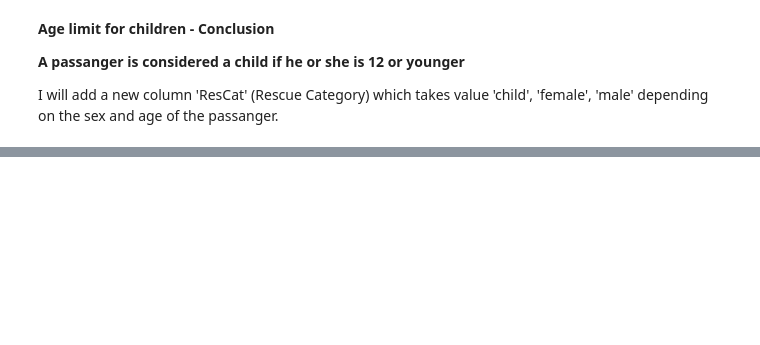
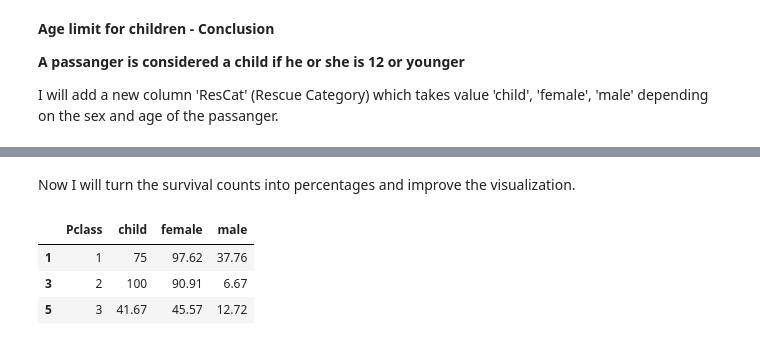
Before and after one commit to popolvar/udacity-dand-P2-titanic, a Jupyter notebook: Konecny P2 - Titanic.ipynb, the cells around one changed output, grey strips where cells are left out. Cells and saved outputs as stored; diff of their text form; code cells hidden in the pictures; blank space fills up the shorter version.

```diff
--- a/Konecny P2 - Titanic.ipynb
+++ b/Konecny P2 - Titanic.ipynb
@@ -440,0 +481,32 @@ passangers_df_age = passangers_df_age.apply(set_child,axis =1)
+# %% [markdown]
+Now I will turn the survival counts into percentages and improve the visualization.
+# %%
+def count_to_percent(col):
+    res = pd.Series(0.0, index = col.index)
+
+    size = len(col)/2
+
+    for i in range(size):
+        per = col[2*i]
+        sur = col[(2*i)+1]
+        tot = float(sur+per)
+
+        #format to percent
+        res[2*i] = float("{0:.2f}".format(per/tot*100))
+        res[(2*i)+1] = float("{0:.2f}".format(sur/tot*100))
+
+    return res
+
+summary_df_kaggle[["child","female","male"]] =summary_df_kaggle[["child","female","male"]].apply(count_to_percent)
+
+#try background gradient
+import seaborn as sns
+cm = sns.light_palette("green", as_cmap=True)
+
+summary_df_kaggle[ summary_df_kaggle["Survived"] == 1][["Pclass","child","female","male"]]\
+.style.background_gradient(subset = ["child","female","male"], cmap=cm)
+# %% [output]
+|  | Pclass | child | female | male |
+| 1 | 1 | 75 | 97.62 | 37.76 |
+| 3 | 2 | 100 | 90.91 | 6.67 |
+| 5 | 3 | 41.67 | 45.57 | 12.72 |
```
Also changed, not shown: parts of 11 cells of this notebook.
